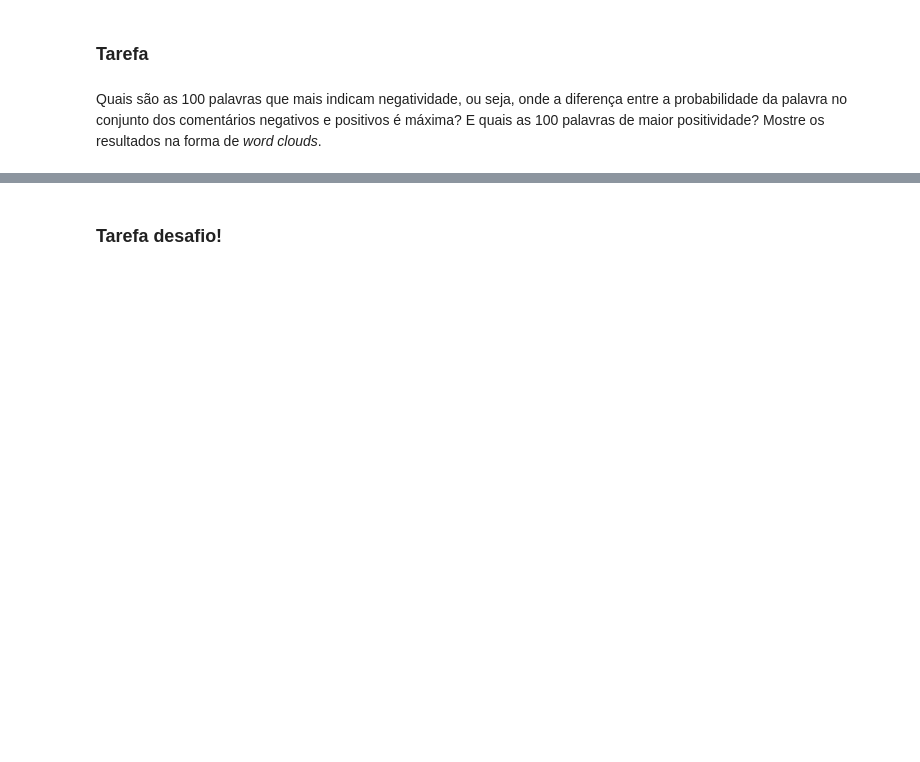
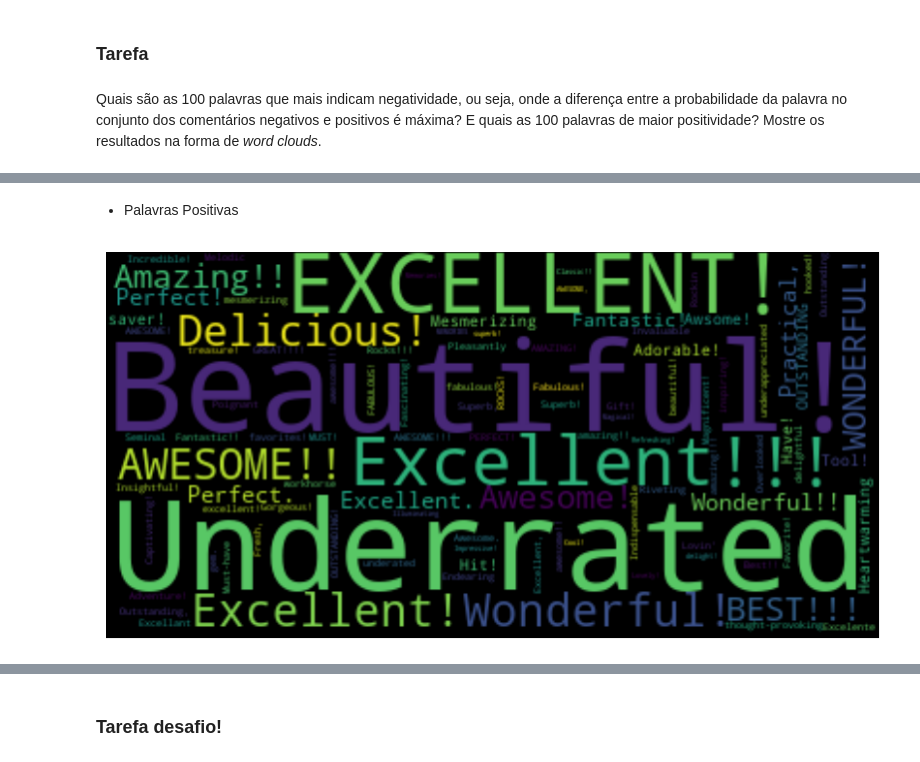
Before and after one commit to DaviReisVieira/projeto-spark-megadados, a Jupyter notebook: projeto_spark.ipynb, the cells around one changed output, grey strips where cells are left out. Cells and saved outputs as stored; diff of their text form; code cells hidden in the pictures; blank space fills up the shorter version.

```diff
--- a/projeto_spark.ipynb
+++ b/projeto_spark.ipynb
@@ -233,3 +245,8 @@ Agora que temos um classificador Naive-Bayes, vamos explorá-lo um pouco:
 ### Tarefa
 # %% [markdown]
 Quais são as 100 palavras que mais indicam negatividade, ou seja, onde a diferença entre a probabilidade da palavra no conjunto dos comentários negativos e positivos é máxima? E quais as 100 palavras de maior positividade? Mostre os resultados na forma de *word clouds*.
+# %%
+rdd_unified_fase_2 = rdd_positive_log_count.fullOuterJoin(rdd_negative_log_count)
+# %%
+positivity_words = rdd_unified_fase_2.filter(lambda x: x[1][0] != None).filter(lambda x: x[1][1] != None).map(lambda x:(x[0], (x[1][1]) - (x[1][0]))).takeOrdered(100, lambda x: -x[1])
+positivity_words
@@ -235,0 +310,16 @@ Quais são as 100 palavras que mais indicam negatividade, ou seja, onde a difere
+# %%
+from wordcloud import WordCloud
+import matplotlib.pyplot as plt
+
+def plot_wordcloud(words):
+    wordcloud = WordCloud().generate_from_frequencies(dict(words))
+    plt.figure(figsize=(10, 10))
+    plt.imshow(wordcloud, interpolation='bilinear')
+    plt.axis("off")
+    plt.show()
+# %% [markdown]
+- Palavras Positivas
+# %%
+plot_wordcloud(positivity_words)
+# %% [output]
+[figure, added]
```
Also changed, not shown: parts of 13 cells of this notebook.
